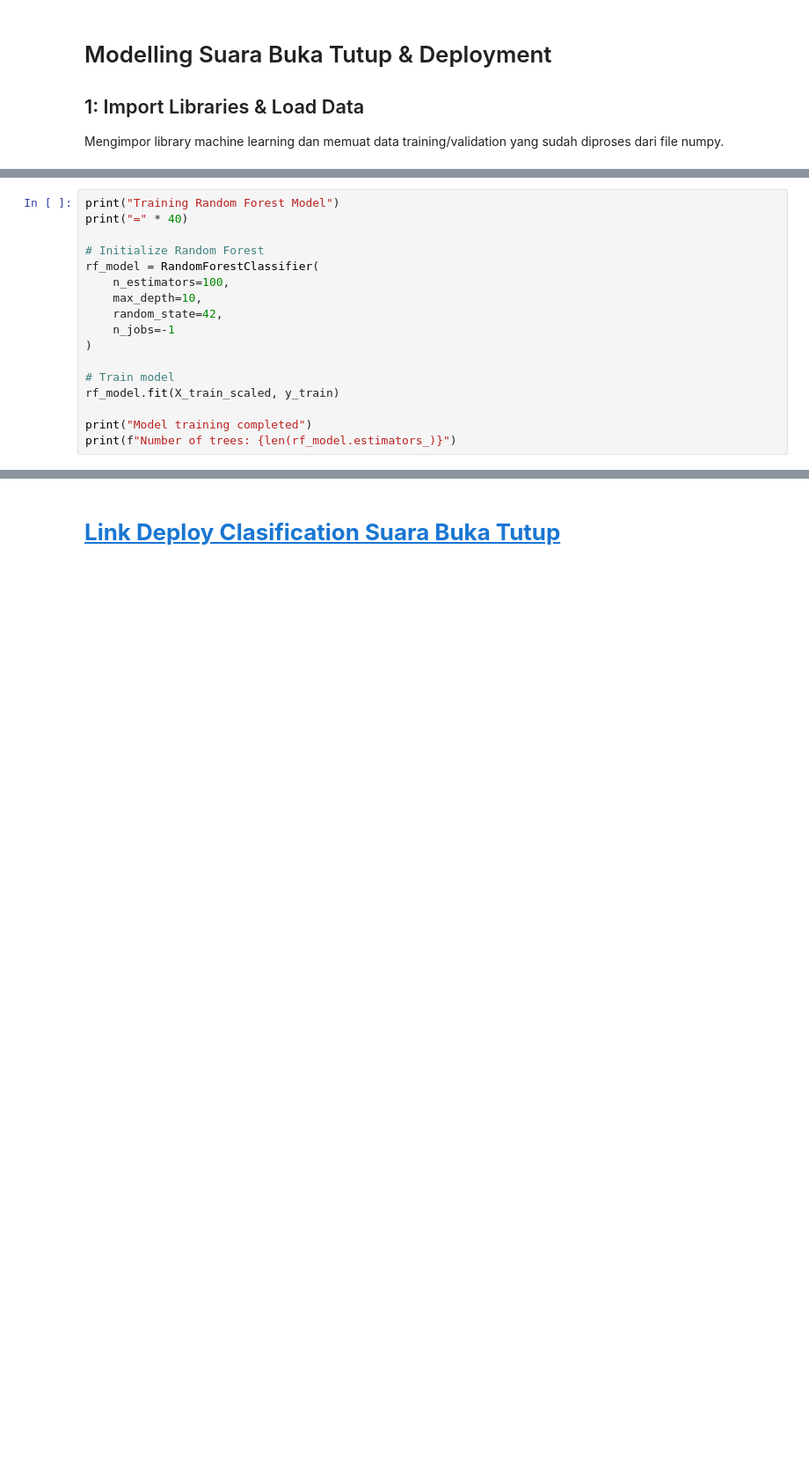
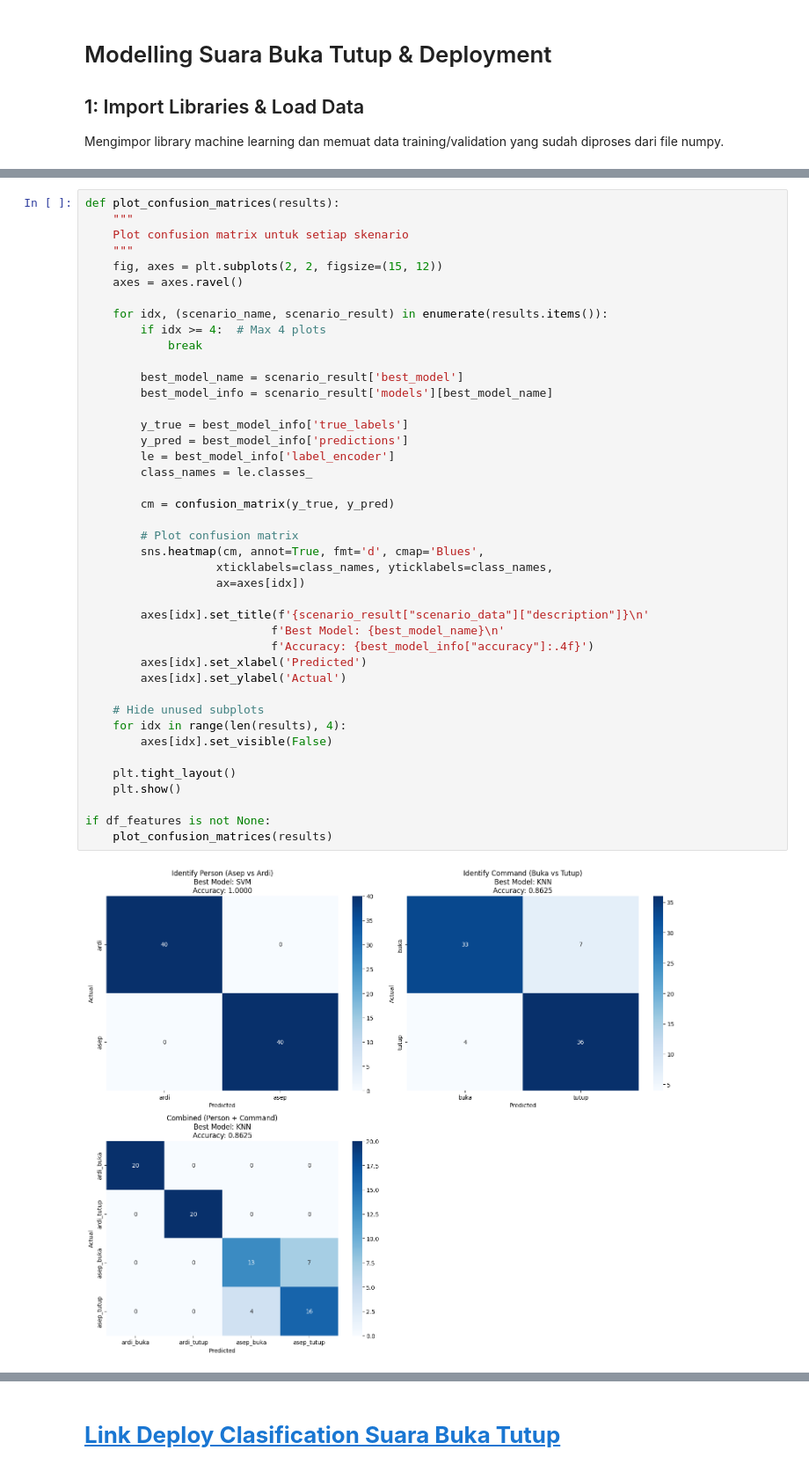
Before and after one commit to asepprayogii/PSD, a Jupyter notebook: _sources/Modelling-bukatutup.ipynb, the cells around one changed output, grey strips where cells are left out. Shown at 88% size. Drawn from its saved outputs; the diff is of its cells as text; blank space fills up the shorter version.

```diff
--- a/_sources/Modelling-bukatutup.ipynb
+++ b/_sources/Modelling-bukatutup.ipynb
@@ -54,17 +5,0 @@ Membuat model Random Forest dengan 100 trees dan max depth 10, kemudian melatihn
-# %%
-print("Training Random Forest Model")
-print("=" * 40)
-
-# Initialize Random Forest
-rf_model = RandomForestClassifier(
-    n_estimators=100,
-    max_depth=10,
-    random_state=42,
-    n_jobs=-1
-)
-
-# Train model
-rf_model.fit(X_train_scaled, y_train)
-
-print("Model training completed")
-print(f"Number of trees: {len(rf_model.estimators_)}")
@@ -270,0 +282,44 @@ Classes: ['Buka', 'Tutup']
+# %%
+def plot_confusion_matrices(results):
+    """
+    Plot confusion matrix untuk setiap skenario
+    """
+    fig, axes = plt.subplots(2, 2, figsize=(15, 12))
+    axes = axes.ravel()
+
+    for idx, (scenario_name, scenario_result) in enumerate(results.items()):
+        if idx >= 4:  # Max 4 plots
+            break
+
+        best_model_name = scenario_result['best_model']
+        best_model_info = scenario_result['models'][best_model_name]
+
+        y_true = best_model_info['true_labels']
+        y_pred = best_model_info['predictions']
+        le = best_model_info['label_encoder']
+        class_names = le.classes_
+
+        cm = confusion_matrix(y_true, y_pred)
+
+        # Plot confusion matrix
+        sns.heatmap(cm, annot=True, fmt='d', cmap='Blues',
+                   xticklabels=class_names, yticklabels=class_names,
+                   ax=axes[idx])
+
+        axes[idx].set_title(f'{scenario_result["scenario_data"]["description"]}\n'
+                           f'Best Model: {best_model_name}\n'
+                           f'Accuracy: {best_model_info["accuracy"]:.4f}')
+        axes[idx].set_xlabel('Predicted')
+        axes[idx].set_ylabel('Actual')
+
+    # Hide unused subplots
+    for idx in range(len(results), 4):
+        axes[idx].set_visible(False)
+
+    plt.tight_layout()
+    plt.show()
+
+if df_features is not None:
+    plot_confusion_matrices(results)
+# %% [output]
+[figure, added]
```
Also changed, not shown: parts of 25 cells of this notebook, 19 other files.
